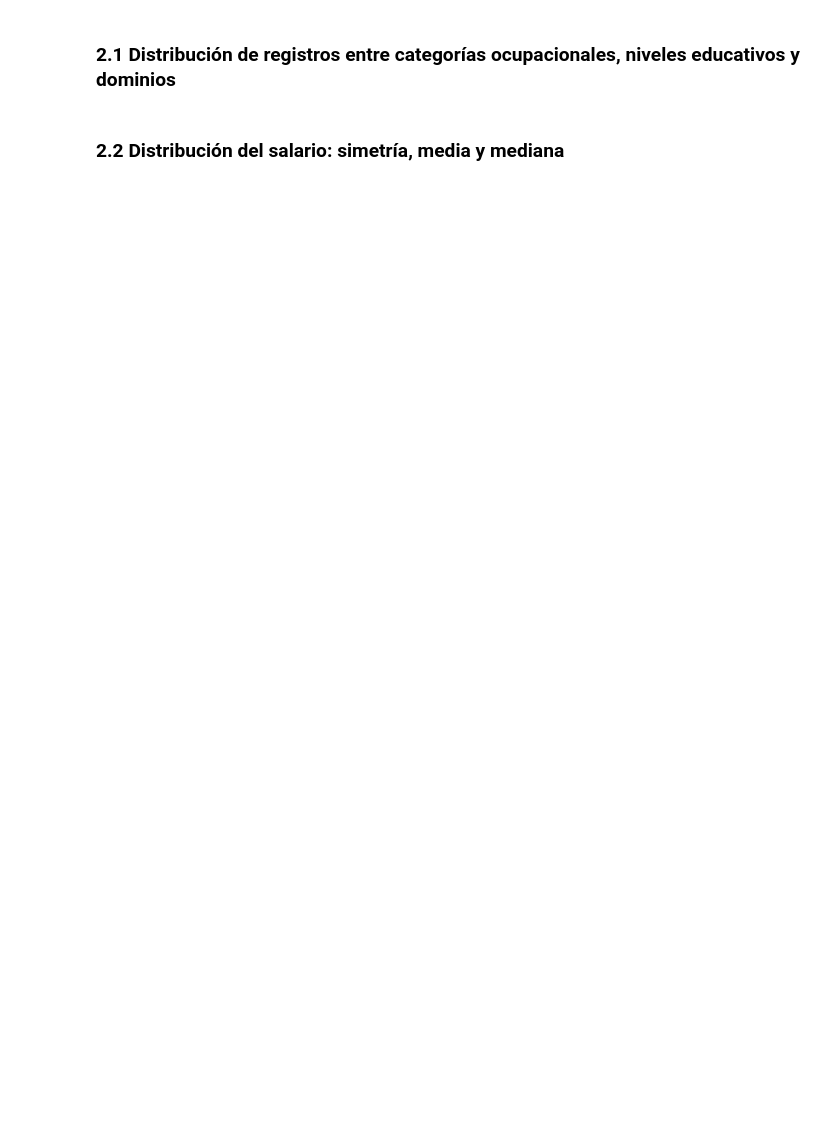
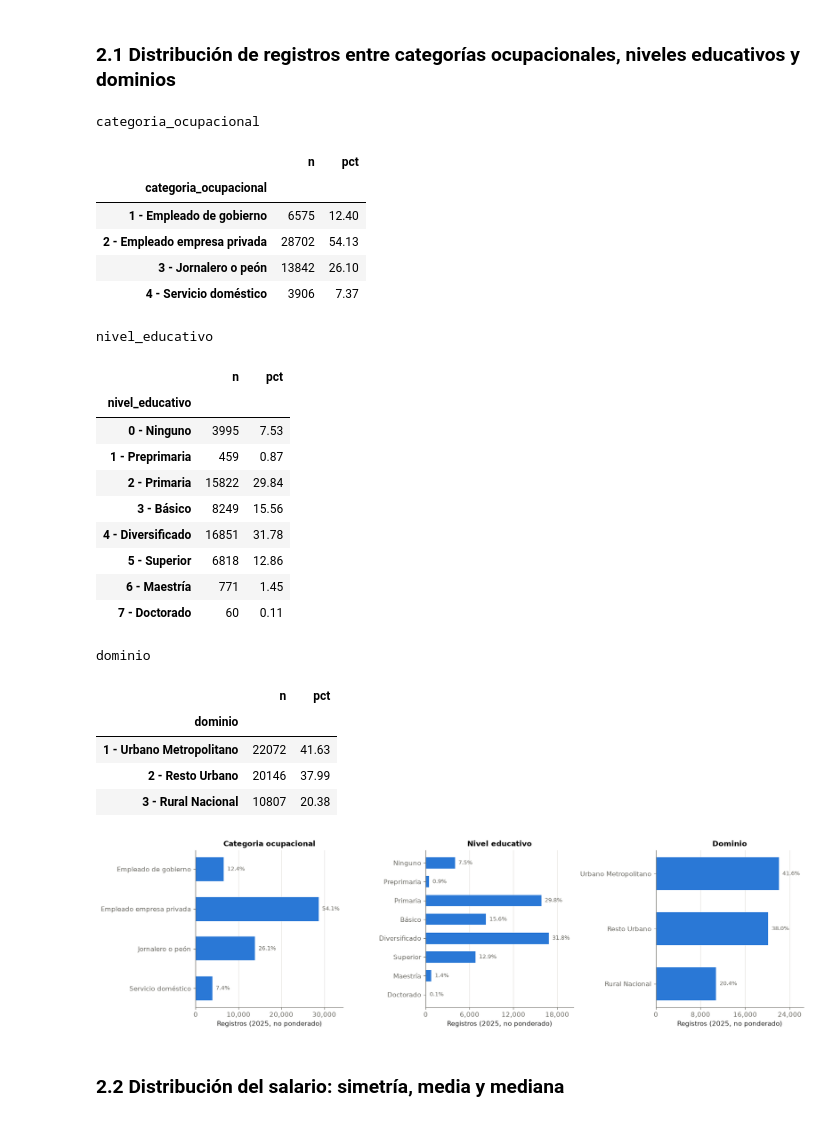
Before and after one commit to dils1809/Lab7_spark, a Jupyter notebook: notebooks/Lab7_ENEIC_SparkML.ipynb, the cells around one changed output. Drawn from its saved outputs; the diff is of its cells as text; code cells hidden in the pictures; blank space fills up the shorter version.

```diff
--- a/notebooks/Lab7_ENEIC_SparkML.ipynb
+++ b/notebooks/Lab7_ENEIC_SparkML.ipynb
@@ -366,25 +526,52 @@ display(desc_2025.round(2))
 # %%
 def conteo_categoria(df, col):
     t = df.groupBy(col).count().toPandas().sort_values(col).set_index(col)["count"]
     return pd.DataFrame({"n": t, "pct": (100 * t / t.sum()).round(2)})
 
 conteos_cat = {c: conteo_categoria(df25, c) for c in ["categoria_ocupacional", "nivel_educativo", "dominio"]}
 for c, t in conteos_cat.items():
     print(c); display(t)
 
 fig, axes = plt.subplots(1, 3, figsize=(15, 4.2))
 for ax, (c, t) in zip(axes, conteos_cat.items()):
     etiquetas = [s.split(" - ", 1)[-1] for s in t.index]
     ax.barh(etiquetas, t["n"], color=PALETA[0], height=0.6)
     for y, (n, p) in enumerate(zip(t["n"], t["pct"])):
         ax.text(n, y, f"  {p:.1f}%", va="center", color=TINTA_2, fontsize=8.5)
     ax.invert_yaxis()
     ax.set_title(c.replace("_", " ").capitalize())
     ax.set_xlabel("Registros (2025, no ponderado)")
     ax.xaxis.set_major_formatter(mticker.FuncFormatter(lambda x, _: f"{x:,.0f}"))
     ax.set_xlim(0, t["n"].max() * 1.2)
+    ax.xaxis.set_major_locator(mticker.MaxNLocator(4))
     ax.grid(axis="y", visible=False)
 plt.tight_layout(); plt.show()
+# %% [output]
+categoria_ocupacional
+|  | n | pct |
+| categoria_ocupacional |  |  |
+| 1 - Empleado de gobierno | 6575 | 12.40 |
+| 2 - Empleado empresa privada | 28702 | 54.13 |
+| 3 - Jornalero o peón | 13842 | 26.10 |
+| 4 - Servicio doméstico | 3906 | 7.37 |
+nivel_educativo
+|  | n | pct |
+| nivel_educativo |  |  |
+| 0 - Ninguno | 3995 | 7.53 |
+| 1 - Preprimaria | 459 | 0.87 |
+| 2 - Primaria | 15822 | 29.84 |
+| 3 - Básico | 8249 | 15.56 |
+| 4 - Diversificado | 16851 | 31.78 |
+| 5 - Superior | 6818 | 12.86 |
+| 6 - Maestría | 771 | 1.45 |
+| 7 - Doctorado | 60 | 0.11 |
+dominio
+|  | n | pct |
+| dominio |  |  |
+| 1 - Urbano Metropolitano | 22072 | 41.63 |
+| 2 - Resto Urbano | 20146 | 37.99 |
+| 3 - Rural Nacional | 10807 | 20.38 |
+[figure, added]
 # %% [markdown]
 ### 2.2 Distribución del salario: simetría, media y mediana
 # %%
```
Also changed, not shown: parts of 29 cells of this notebook.
